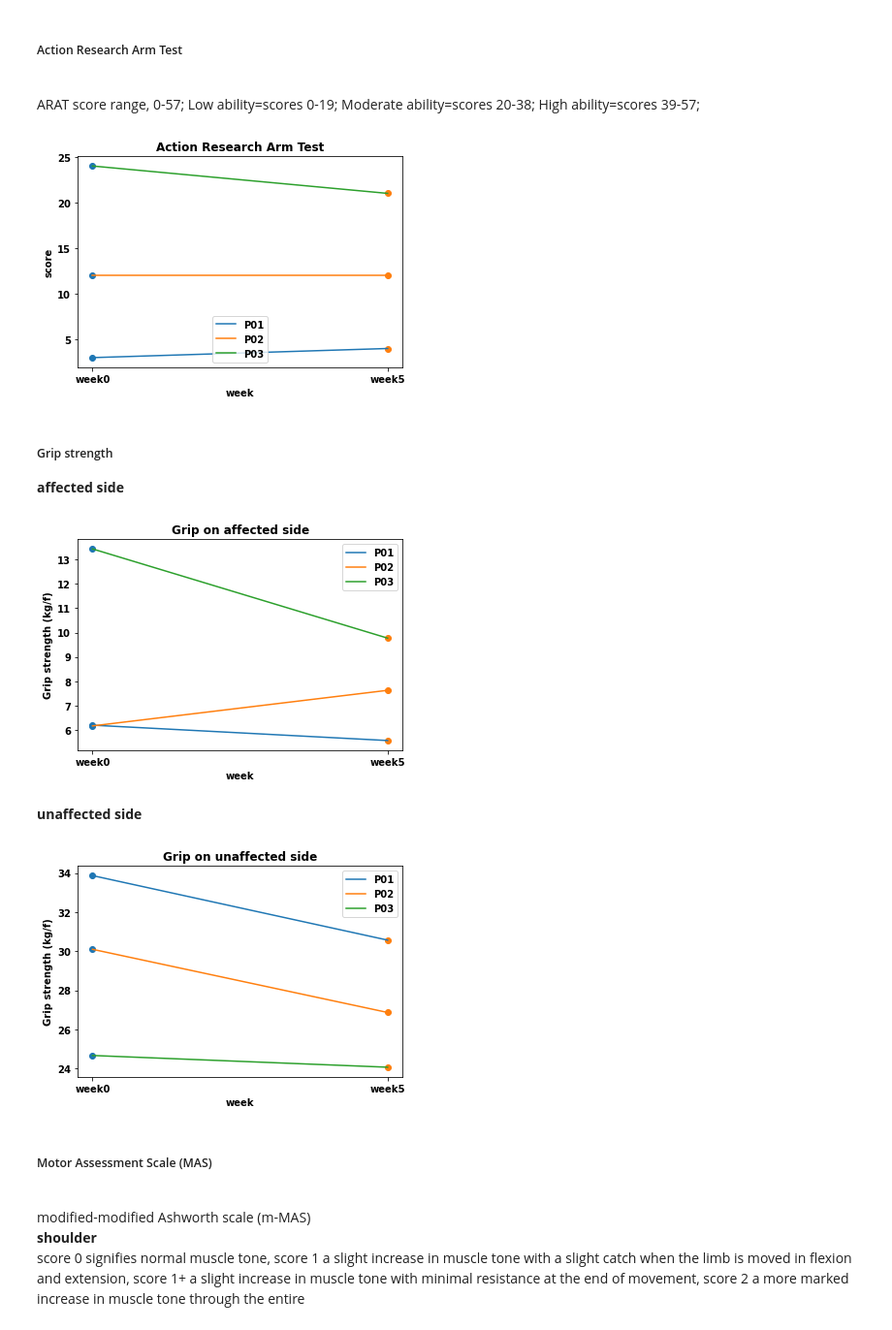
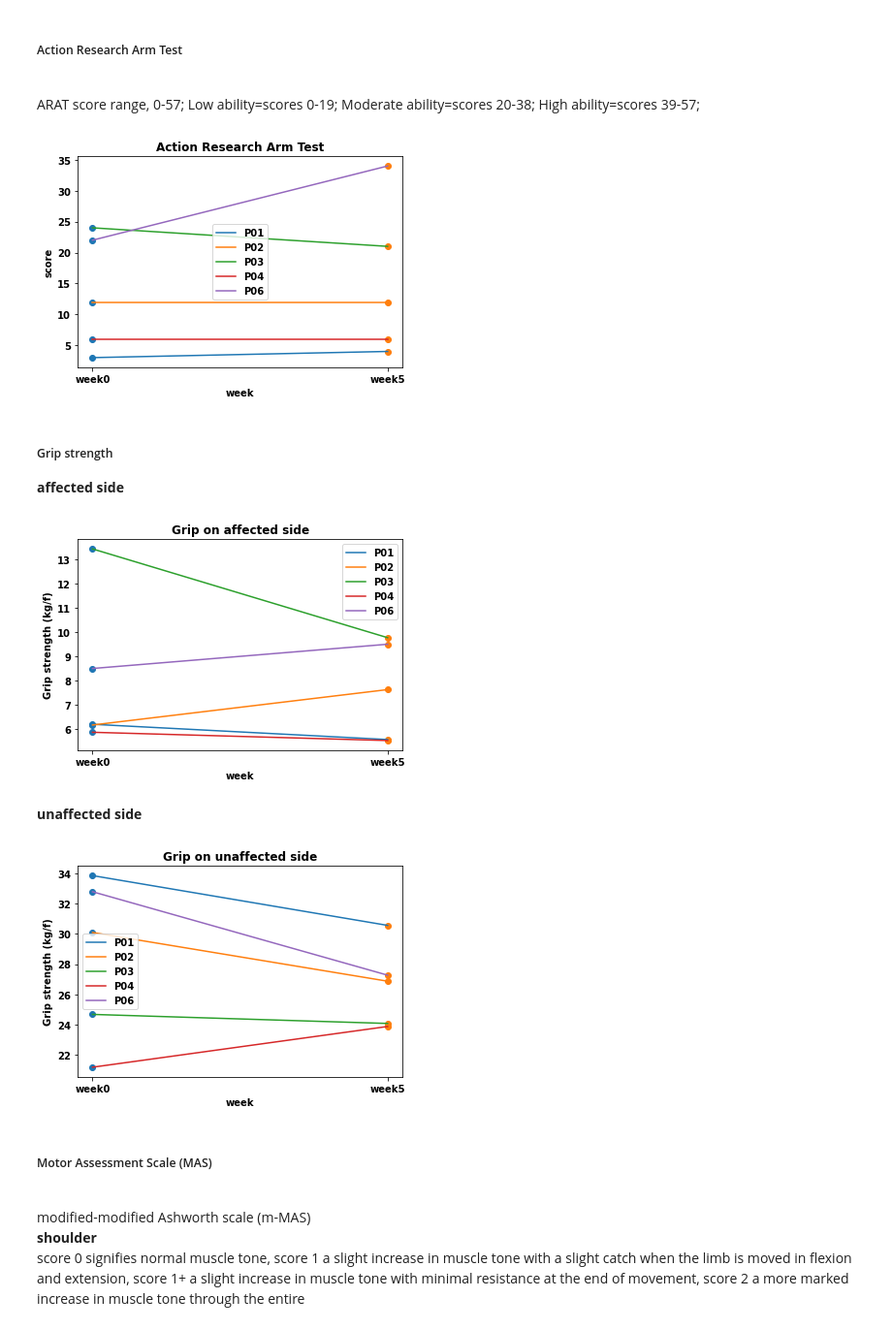
Before and after one commit to doscsy12/robotic_hometherapy, a Jupyter notebook: EDA_K_f.ipynb, the cells around one changed output. Shown: that part at 97% size. Cells and saved outputs as stored; diff of their text form; code cells hidden in the pictures.

Commit message:
Update clinical

```diff
--- a/EDA_K_f.ipynb
+++ b/EDA_K_f.ipynb
@@ -29,7 +29,7 @@ list_of_kagers = []
 list_of_kagers = [pd.read_csv(filename) for filename in glob.glob(path + '*_K_f.csv')]
 # %%
 # xlsx = pd.ExcelFile('./data/Clinical_001_003.xlsx')
-clinical = pd.read_excel('./data/Clinical_001_003.xlsx',header=1)
+clinical = pd.read_excel('./data/Clinical_001_006.xlsx',header=1)
 # %%
 clinical
 # %% [output]
@@ -199,13 +201,13 @@ y = [clinical['ARAT'],clinical['ARAT.1']]
 for xe, ye in zip(x, y):
     plt.scatter([xe] * len(ye), ye)
 lineObjects = plt.plot(x, y)
-plt.legend(iter(lineObjects), ('P01', 'P02', 'P03'))
+plt.legend(iter(lineObjects), ('P01', 'P02', 'P03', 'P04', 'P06'))
 plt.title('Action Research Arm Test')
 plt.xlabel('week')
 plt.ylabel('score')
 plt.show();
 # %% [output]
-[figure, old version]
+[figure, new version]
 # %% [markdown]
 ##### Grip strength
 **affected side**
@@ -217,32 +219,32 @@ for xe, ye in zip(x, y):
     plt.scatter([xe] * len(ye), ye)
 
 lineObjects = plt.plot(x, y)
-plt.legend(iter(lineObjects), ('P01', 'P02', 'P03'))
+plt.legend(iter(lineObjects), ('P01', 'P02', 'P03', 'P04', 'P06'))
 
 plt.title('Grip on affected side')
 plt.xlabel('week')
 plt.ylabel('Grip strength (kg/f)')
 plt.show();
 # %% [output]
-[figure, old version]
+[figure, new version]
 # %% [markdown]
 **unaffected side**
 # %%
 x = ['week0','week5']
 y = [clinical['grip-unaffected'],clinical['grip-unaffected.1']]
 # plot grip-affected
 for xe, ye in zip(x, y):
     plt.scatter([xe] * len(ye), ye)
 
 lineObjects = plt.plot(x, y)
-plt.legend(iter(lineObjects), ('P01', 'P02', 'P03'))
+plt.legend(iter(lineObjects), ('P01', 'P02', 'P03', 'P04', 'P06'))
 
 plt.title('Grip on unaffected side')
 plt.xlabel('week')
 plt.ylabel('Grip strength (kg/f)')
 plt.show();
 # %% [output]
-[figure, old version]
+[figure, new version]
 # %% [markdown]
 ##### Motor Assessment Scale (MAS)
 <br> modified-modified Ashworth scale (m-MAS)
```
Also changed, not shown: parts of 12 cells of this notebook.
